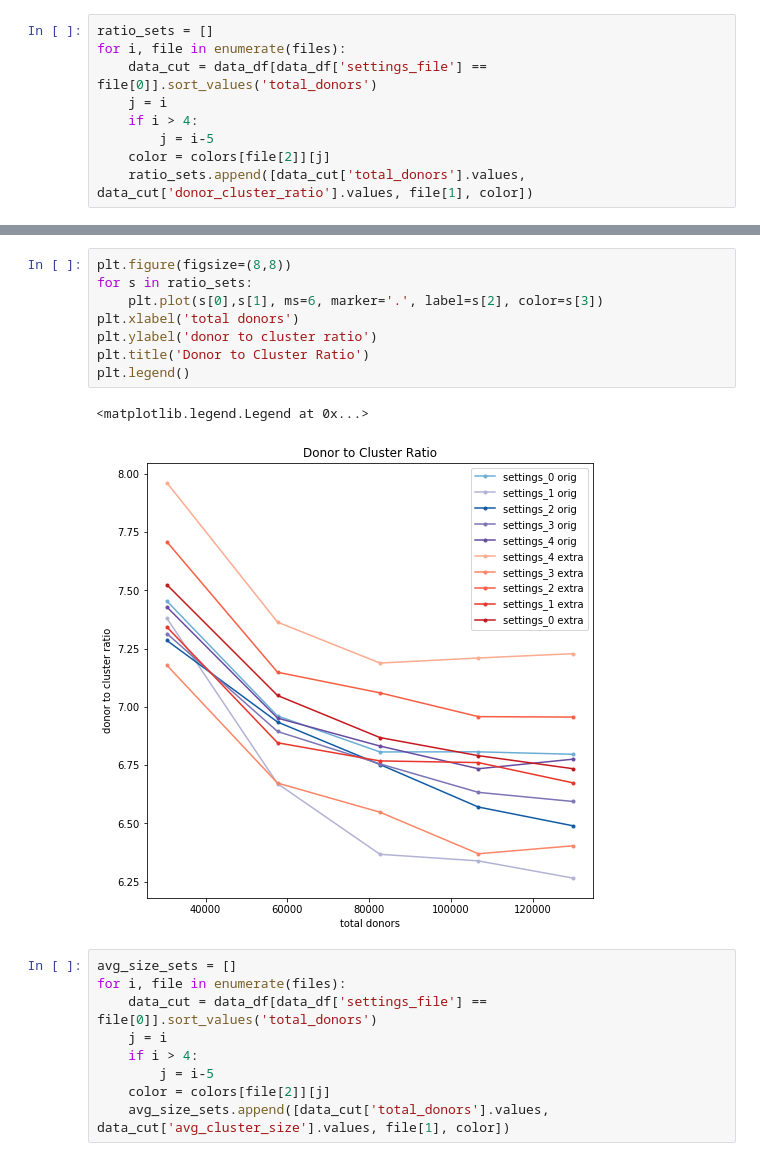
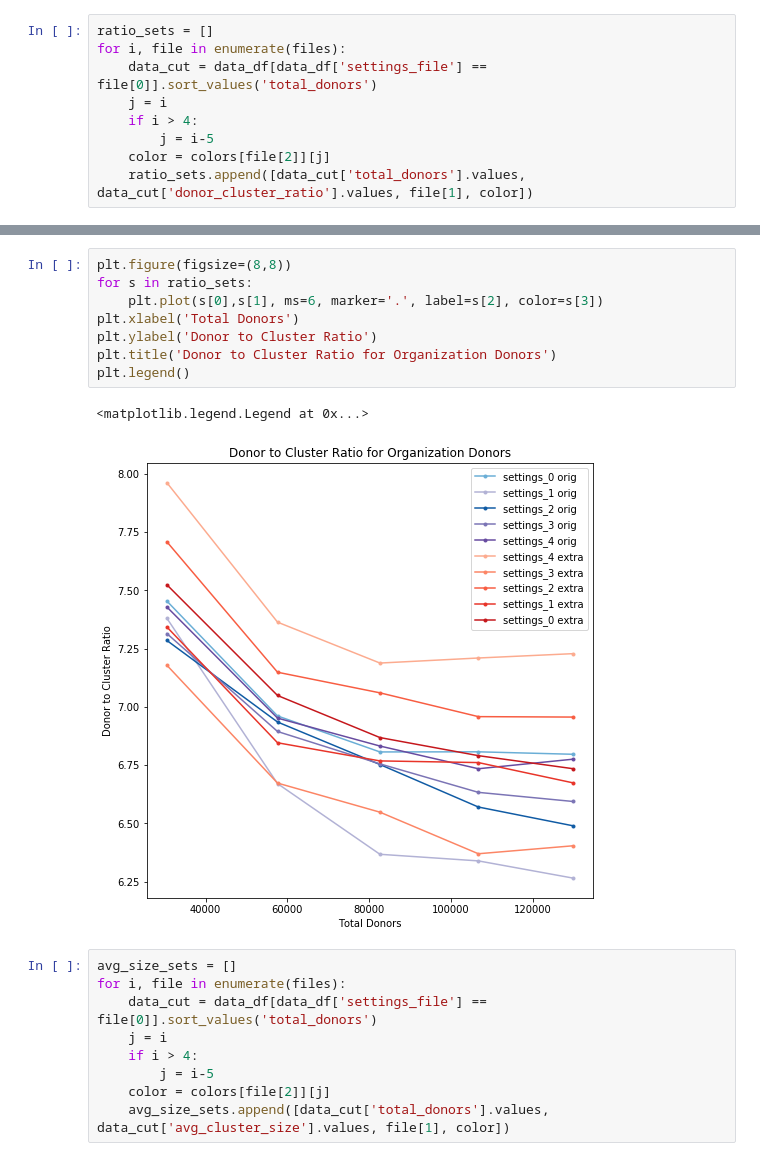
Before and after one commit to rawild/ny-campaign-finance-dedupe, a Jupyter notebook: matching_evaluation/Match Runs Plotting CORP - Extra Variable Types.ipynb, the cells around one changed output, grey strips where cells are left out. Saved outputs shown, nothing was run; the diff lists cells and outputs as text.

```diff
--- a/matching_evaluation/Match Runs Plotting CORP - Extra Variable Types.ipynb
+++ b/matching_evaluation/Match Runs Plotting CORP - Extra Variable Types.ipynb
@@ -81,14 +81,14 @@ ratio_sets
 # %%
 plt.figure(figsize=(8,8))
 for s in ratio_sets:
     plt.plot(s[0],s[1], ms=6, marker='.', label=s[2], color=s[3])
-plt.xlabel('total donors')
-plt.ylabel('donor to cluster ratio')
-plt.title('Donor to Cluster Ratio')
+plt.xlabel('Total Donors')
+plt.ylabel('Donor to Cluster Ratio')
+plt.title('Donor to Cluster Ratio for Organization Donors')
 plt.legend()
 # %% [output]
 <matplotlib.legend.Legend at 0x...>
-[figure, old version]
+[figure, new version]
 # %%
 avg_size_sets = []
 for i, file in enumerate(files):
```
Also changed, not shown: parts of 4 cells of this notebook, 4 other files.
